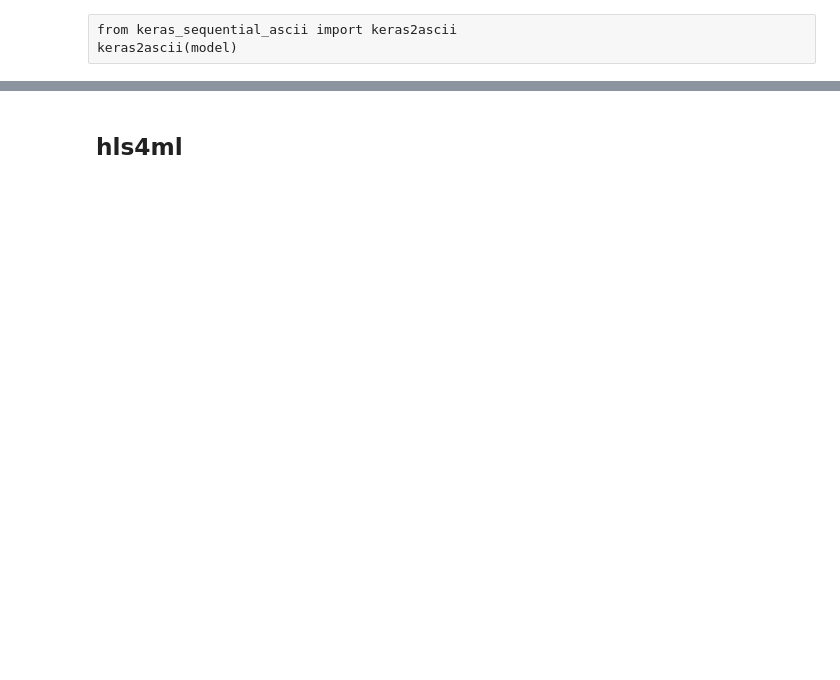
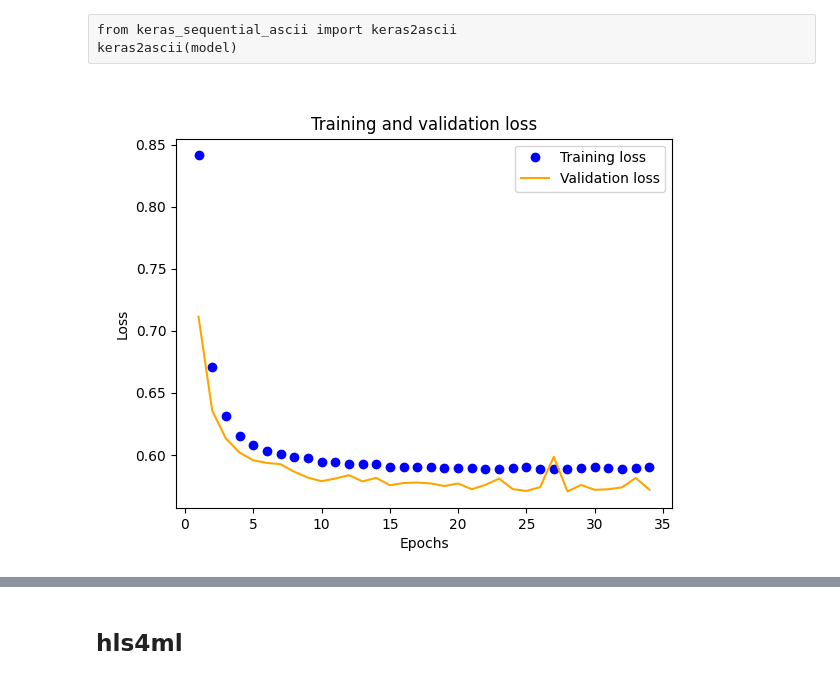
Before and after one commit to nhanvtran/directional-pixel-detectors, a Jupyter notebook: multiclassifier/SimpleNN_ylocalyprofileQkeras1_FoldedBatchNorm.ipynb, the cells around one changed output, grey strips where cells are left out. Cells and saved outputs as stored; diff of their text form; code cells hidden in the pictures; blank space fills up the shorter version.

```diff
--- a/multiclassifier/SimpleNN_ylocalyprofileQkeras1_FoldedBatchNorm.ipynb
+++ b/multiclassifier/SimpleNN_ylocalyprofileQkeras1_FoldedBatchNorm.ipynb
@@ -93,11 +101,12 @@ print('X_test: max=', np.max(X_test), ', log2(max)=', int(np.ceil(math.log2(np.a
 # %%
+# prefix = ''
 # def CreateQModel(shape, nb_classes):
 #     x = x_in = Input(shape)
 #     x = QDense(128,
 #         kernel_quantizer=quantized_bits(5,0,alpha=1), bias_quantizer=quantized_bits(5,0,alpha=1),
 #         name="dense1")(x)
 #     x = keras.layers.BatchNormalization()(x)
-#     x = QActivation("quantized_relu(10,0)", name="relu-1")(x)
+#     x = QActivation("quantized_relu(10,0)", name="relu1")(x)
 #     x = QDense(3,
 #         kernel_quantizer=quantized_bits(5,0,alpha=1), bias_quantizer=quantized_bits(5,0,alpha=1),
 #         name="dense2")(x)
@@ -106,12 +115,13 @@ print('X_test: max=', np.max(X_test), ', log2(max)=', int(np.ceil(math.log2(np.a
 #     return model
 
 # Fold BatchNormalization in QDense
+prefix = 'foldbatchnorm_'
 def CreateQModel(shape, nb_classes):
     x = x_in = Input(shape)
     x = QDenseBatchnorm(128,
         kernel_quantizer=quantized_bits(5,0,alpha=1), bias_quantizer=quantized_bits(5,0,alpha=1),
         name="dense1")(x)
-    x = QActivation("quantized_relu(10,0)", name="relu-1")(x)
+    x = QActivation("quantized_relu(10,0)", name="relu1")(x)
     x = QDense(3,
         kernel_quantizer=quantized_bits(5,0,alpha=1), bias_quantizer=quantized_bits(5,0,alpha=1),
         name="dense2")(x)
@@ -130,7 +159,5 @@ model.summary()
 # %%
-#model_file = 'model/qkeras_model.h5'
-# Fold BatchNormalization in QDense
-model_file = 'model/qkeras_foldbatchnorm_model.h5'
+model_file = 'model/qkeras_' + prefix + 'model.h5'
 
 train_and_save = False
 history = None
@@ -160,21 +187,23 @@ keras2ascii(model)
 # %%
 if train_and_save:
     history_dict = history.history
     loss_values = history_dict['loss']
     val_loss_values = history_dict['val_loss']
     epochs = range(1, len(loss_values) + 1)
     plt.plot(epochs, loss_values, 'bo', label='Training loss')
     plt.plot(epochs, val_loss_values, 'orange', label='Validation loss')
     plt.title('Training and validation loss')
     plt.xlabel('Epochs')
     plt.ylabel('Loss')
     plt.legend()
-    plt.savefig('images/loss.png')
+    plt.savefig('images/' + prefix + 'loss.png')
 else:
     from PIL import Image
 
-    img = Image.open('images/loss.png')
+    img = Image.open('images/' + prefix + 'loss.png')
     display(img)
+# %% [output]
+[figure, added]
 # %%
 if train_and_save:
     acc = history.history['sparse_categorical_accuracy']
```
Also changed, not shown: parts of 39 cells of this notebook, 9 other files.
